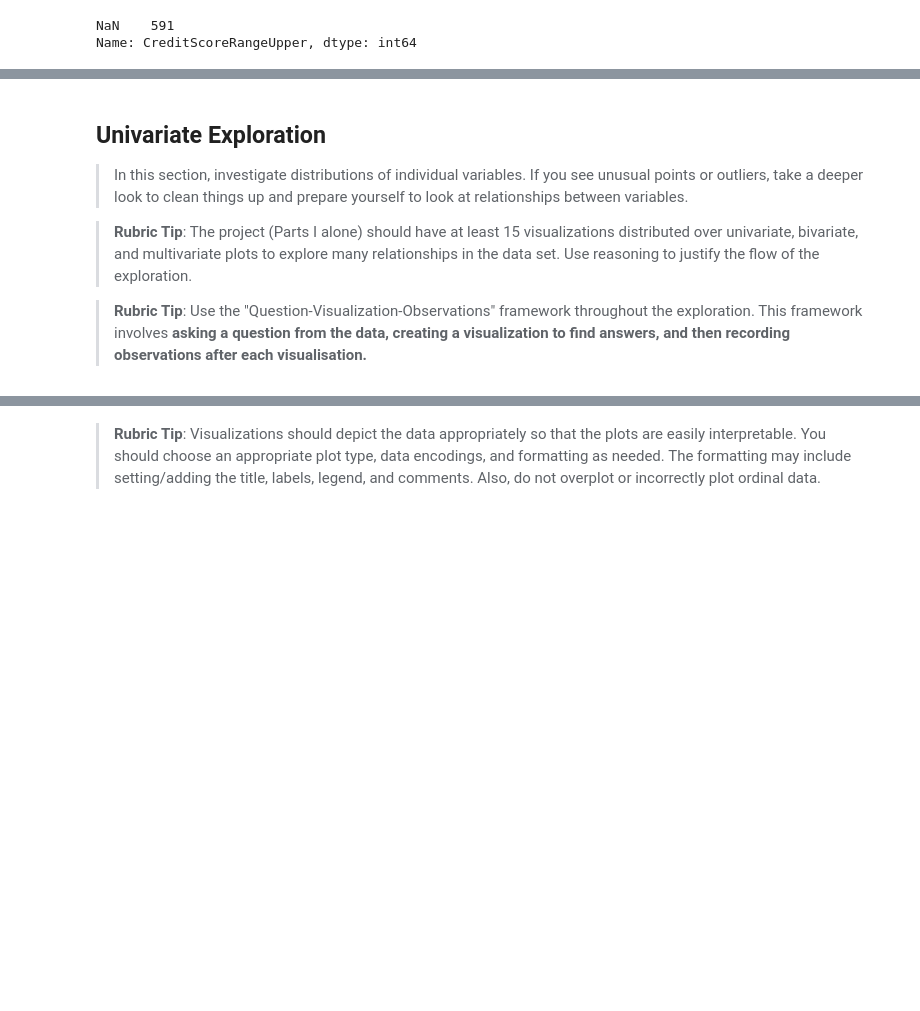
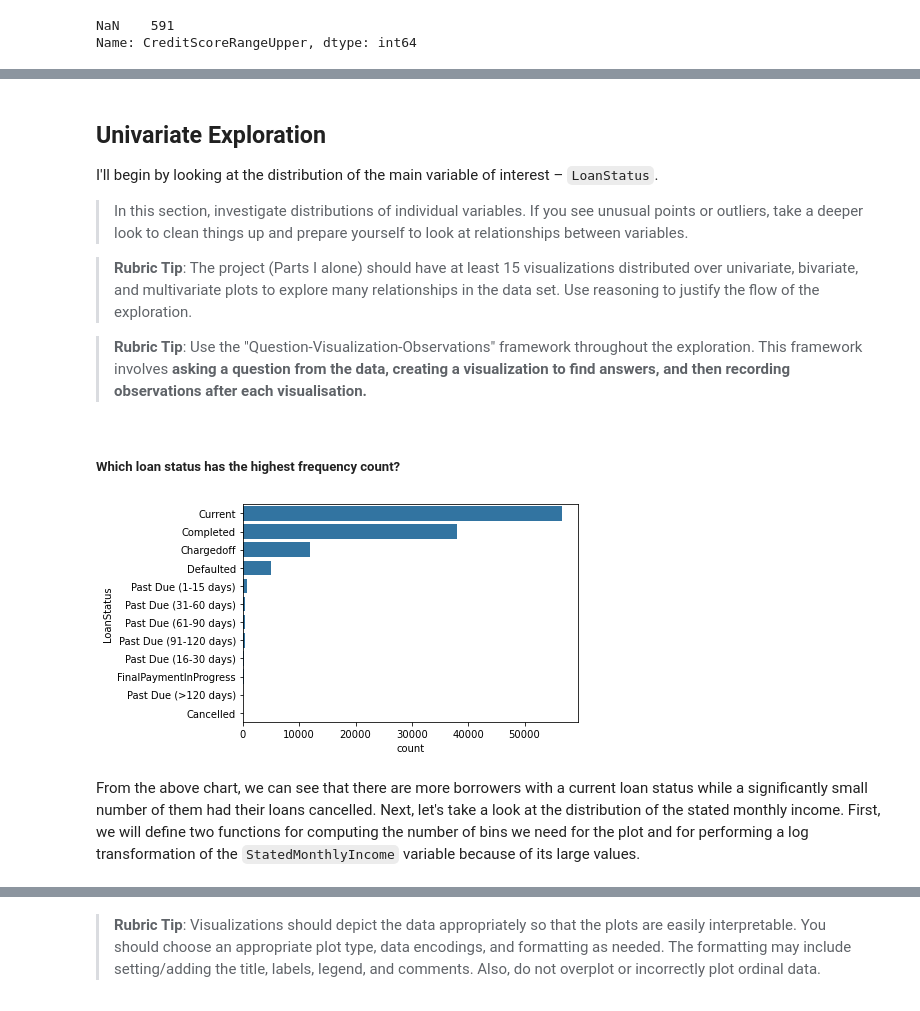
Before and after one commit to cnikoro/prosper_loan_eda, a Jupyter notebook: Part_I_exploration_template.ipynb, the cells around one changed output, grey strips where cells are left out. Drawn from its saved outputs; the diff is of its cells as text; code cells hidden in the pictures; blank space fills up the shorter version.

```diff
--- a/Part_I_exploration_template.ipynb
+++ b/Part_I_exploration_template.ipynb
@@ -245,5 +249,7 @@ I suspect that the `LoanCurrentDaysDelinquent` variable might be an important fa
 # %% [markdown]
 ## Univariate Exploration
+
+I'll begin by looking at the distribution of the main variable of interest – `LoanStatus`.
 
 > In this section, investigate distributions of individual variables. If
 you see unusual points or outliers, take a deeper look to clean things up
@@ -255,3 +261,15 @@ and prepare yourself to look at relationships between variables.
 
 
 >**Rubric Tip**: Use the "Question-Visualization-Observations" framework  throughout the exploration. This framework involves **asking a question from the data, creating a visualization to find answers, and then recording observations after each visualisation.**
+# %% [markdown]
+##### Which loan status has the highest frequency count?
+# %%
+# plot distribution of LoanStatus
+
+sns.countplot(data=loans, y='LoanStatus', order=loans.LoanStatus.value_counts().index, color=sns.color_palette()[0])
+
+plt.show()
+# %% [output]
+[figure, added]
+# %% [markdown]
+From the above chart, we can see that there are more borrowers with a current loan status while a significantly small number of them had their loans cancelled. Next, let's take a look at the distribution of the stated monthly income. First, we will define two functions for computing the number of bins we need for the plot and for performing a log transformation of the `StatedMonthlyIncome` variable because of its large values.
```
Also changed, not shown: parts of 17 cells of this notebook.
